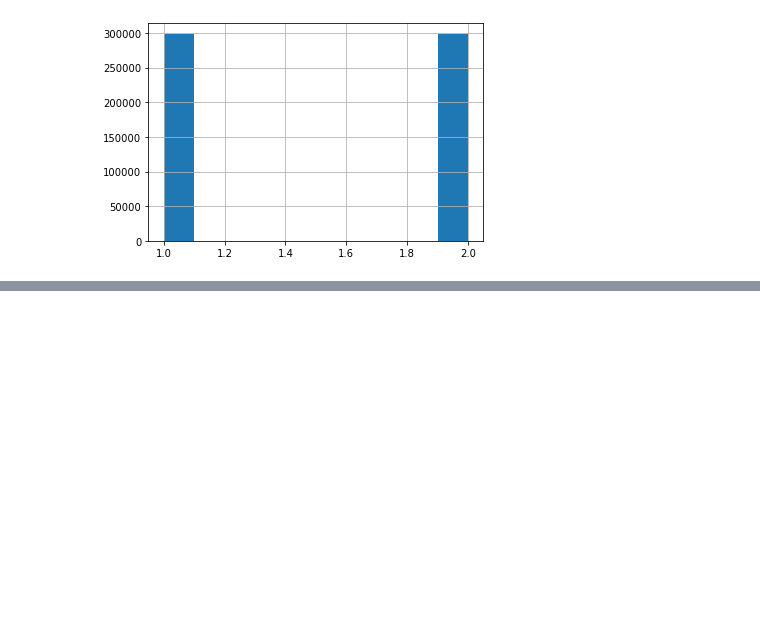
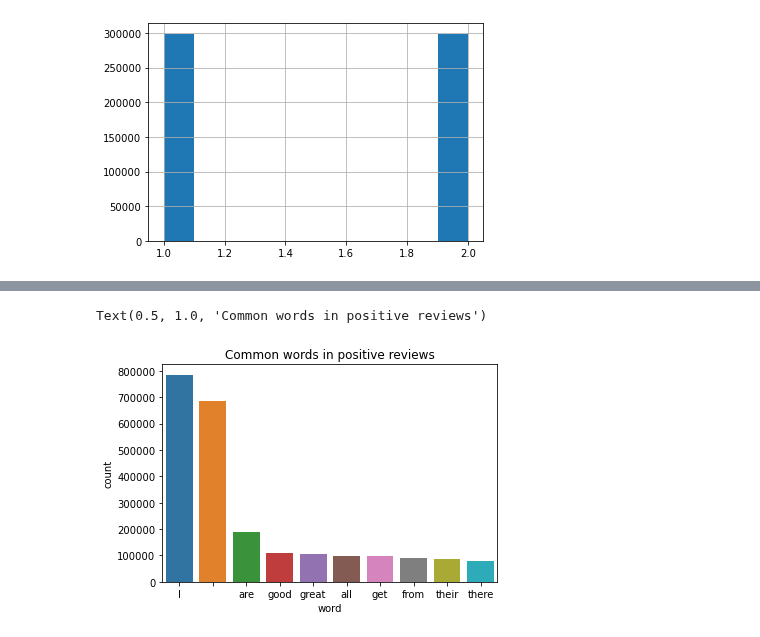
Before and after one commit to billbai0102/DeepLearning, a Jupyter notebook: Yelp Reviews (Sentiment)/preprocess.ipynb, the cells around one changed output, grey strips where cells are left out. Saved outputs shown, nothing was run; the diff lists cells and outputs as text; code cells hidden in the pictures; blank space fills up the shorter version.

```diff
--- a/Yelp Reviews (Sentiment)/preprocess.ipynb
+++ b/Yelp Reviews (Sentiment)/preprocess.ipynb
@@ -59,0 +110,5 @@ KeyError: 1
+# %%
+sns.barplot(x='word', y='count', data=good_words.loc[~bad_words['word'].isin(stop)][:10]).set_title('Common words in positive reviews')
+# %% [output]
+Text(0.5, 1.0, 'Common words in positive reviews')
+[figure, added]
```
Also changed, not shown: parts of 8 cells of this notebook.
